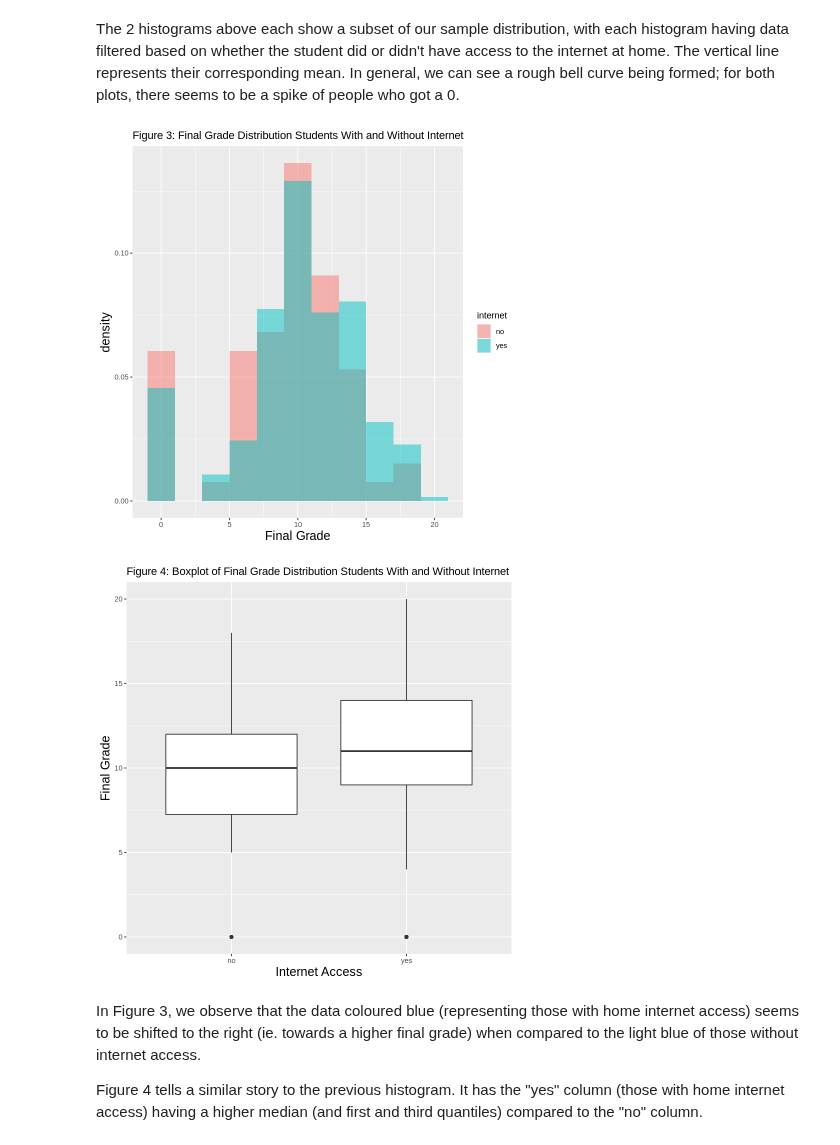
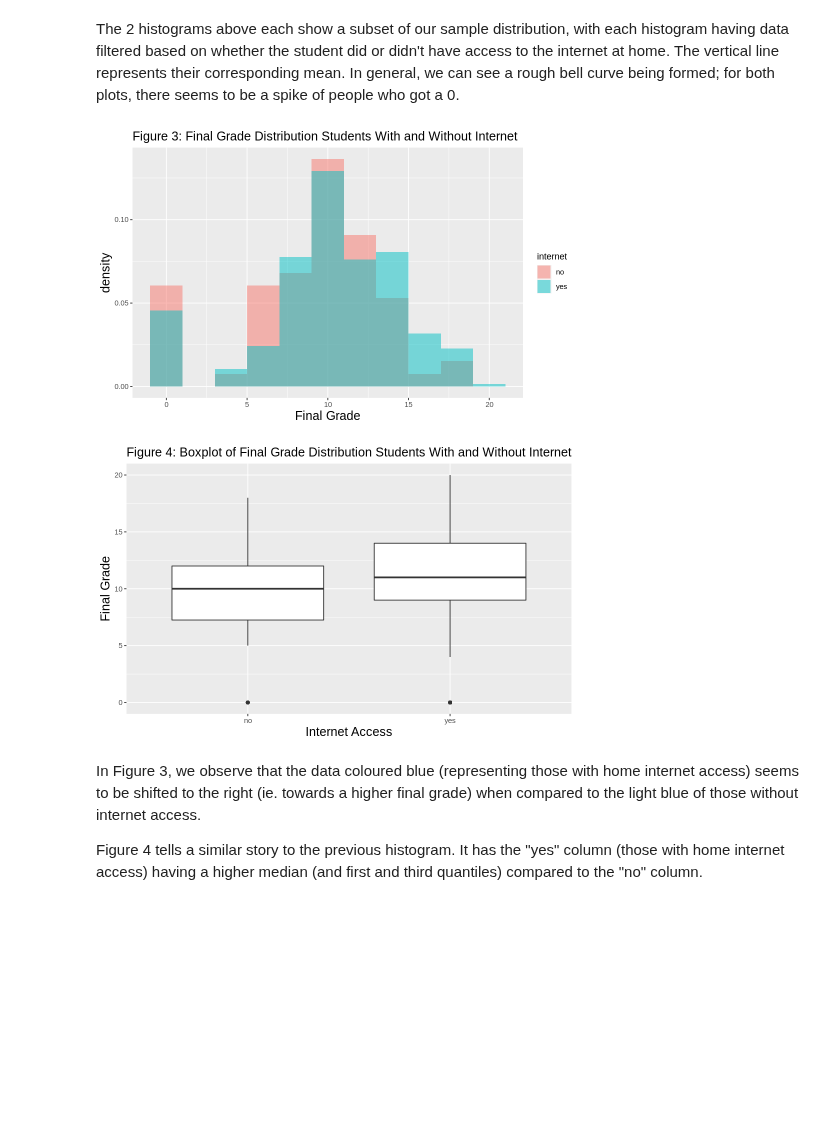
Before and after one commit to jjadeb/stat-201-project, a Jupyter notebook: src/final_report.ipynb, the cells around one changed output. Saved outputs shown, nothing was run; the diff lists cells and outputs as text; code cells hidden in the pictures; blank space fills up the shorter version.

Commit message:
made plot titles bigger

```diff
--- a/src/final_report.ipynb
+++ b/src/final_report.ipynb
@@ -133,7 +133,8 @@ plot_no_internet <- data  %>%
     geom_vline(xintercept = data_summary$mean_final_grade[1], color = "red") +
     xlab("Final Grade") +
     ggtitle("Figure 1: Final Grade Distribution Students Without Internet Access") +
-    theme(axis.title = element_text(size = 15))
+    theme(axis.title = element_text(size = 15)) +
+    theme(plot.title = element_text(size = 15))
 
 # Plot 2: Final Grade Distribution of Students With Internet Access
 plot_have_internet <- data  %>%
@@ -143,21 +144,24 @@ plot_have_internet <- data  %>%
     geom_vline(xintercept = data_summary$mean_final_grade[2], color = "red") +
     xlab("Final Grade") +
     ggtitle("Figure 2: Final Grade Distribution Students With Internet Access") +
-    theme(axis.title = element_text(size = 15))
+    theme(axis.title = element_text(size = 15)) +
+    theme(plot.title = element_text(size = 15))
 
 # Plot 3: Final Grade Distribution of Students With and Without Internet
 plot_both <- ggplot(data, aes(x = final_grade, fill = internet)) +
     geom_histogram(binwidth = 2, alpha = 0.5, position = "identity", aes(y = ..density..)) +
     xlab("Final Grade") +
     ggtitle("Figure 3: Final Grade Distribution Students With and Without Internet") +
-    theme(axis.title = element_text(size = 15))
+    theme(axis.title = element_text(size = 15)) +
+    theme(plot.title = element_text(size = 15))
 
 # Plot 4: Boxplot with Final Grade Distribution Students With and Without Internet
 boxplot  <- ggplot(data = data, mapping = aes(x = internet, y = final_grade)) +
     geom_boxplot() +
     ggtitle("Figure 4: Boxplot of Final Grade Distribution Students With and Without Internet") +
     labs(x = "Internet Access", y = "Final Grade") +
-    theme(axis.title = element_text(size = 15))
+    theme(axis.title = element_text(size = 15)) +
+    theme(plot.title = element_text(size = 15))
 # %%
 options(repr.plot.height = 5, repr.plot.width = 14)
 plot_grid(plot_no_internet, plot_have_internet, ncol = 2)
@@ -166,11 +170,12 @@ plot_grid(plot_no_internet, plot_have_internet, ncol = 2)
 # %% [markdown]
 The 2 histograms above each show a subset of our sample distribution, with each histogram having data filtered based on whether the student did or didn't have access to the internet at home. The vertical line represents their corresponding mean. In general, we can see a rough bell curve being formed; for both plots, there seems to be a spike of people who got a 0.
 # %%
+options(repr.plot.height = 5, repr.plot.width = 8)
 plot_both
 boxplot
 # %% [output]
-[figure, old version]
+[figure, new version]
-[figure, old version]
+[figure, new version]
 # %% [markdown]
 In Figure 3, we observe that the data coloured blue (representing those with home internet access) seems to be shifted to the right (ie. towards a higher final grade) when compared to the light blue of those without internet access.
 
```
Also changed, not shown: parts of 1 cell of this notebook.
